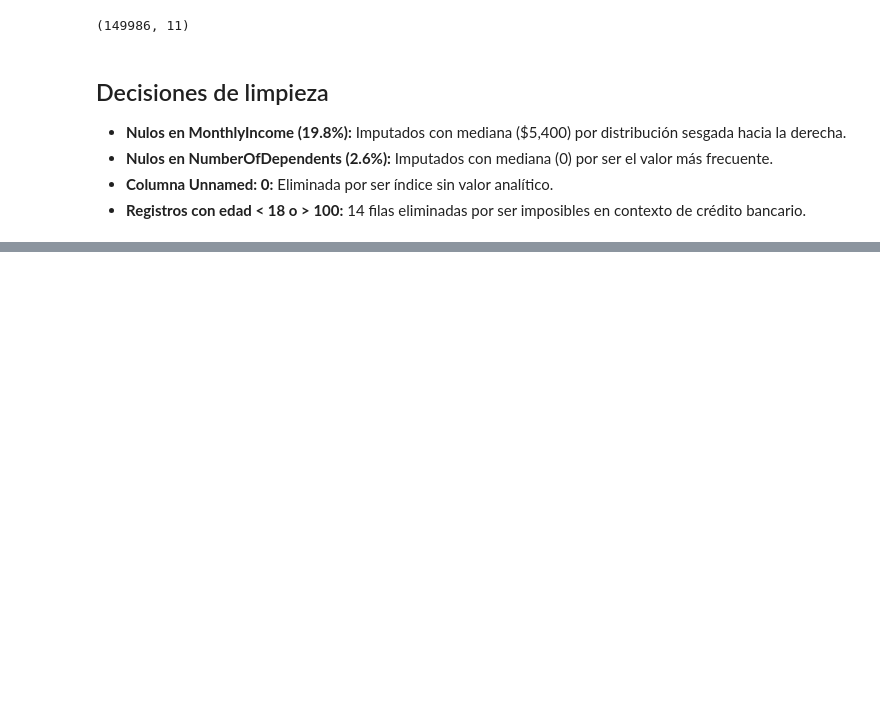
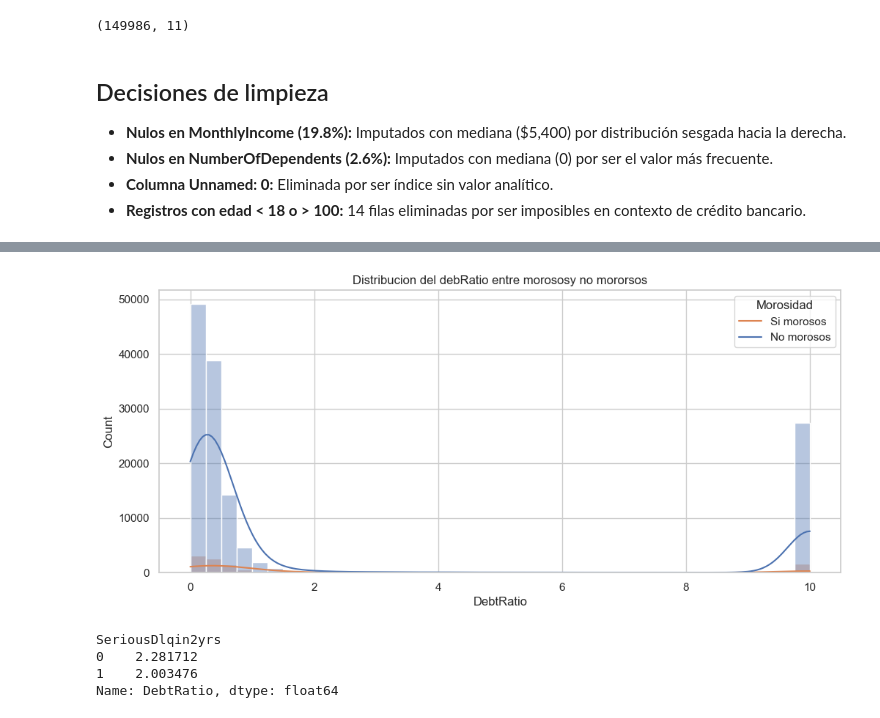
Before and after one commit to nilsondelacruz/credit-risk-analysis, a Jupyter notebook: notebooks/01_eda.ipynb, the cells around one changed output, grey strips where cells are left out. Saved outputs shown, nothing was run; the diff lists cells and outputs as text; code cells hidden in the pictures; blank space fills up the shorter version.

```diff
--- a/notebooks/01_eda.ipynb
+++ b/notebooks/01_eda.ipynb
@@ -163,0 +256,3 @@ print(df.shape)
+# %%
+cap_debtratio = 10
+df['DebtRatio'] = df['DebtRatio'].clip(upper=cap_debtratio)
@@ -163,0 +271,20 @@ print(df.shape)
+# %%
+#graficar la distribución de DebtRatio entre morosos y no morosos
+
+plt.figure(figsize=(12,5))
+
+sns.histplot(data=df, x='DebtRatio', hue='SeriousDlqin2yrs', bins=40, kde=True, alpha=0.4)
+plt.title('Distribucion del debRatio entre morososy no mororsos')
+plt.legend(title='Morosidad', labels=['Si morosos','No morosos'])
+plt.show()
+# %% [output]
+[figure, added]
+# %%
+#Calcula el DebtRatio promedio de morosos vs no morosos
+
+df.groupby(by='SeriousDlqin2yrs')['DebtRatio'].mean()
+# %% [output]
+SeriousDlqin2yrs
+0    2.281712
+1    2.003476
+Name: DebtRatio, dtype: float64
```
Also changed, not shown: parts of 11 cells of this notebook.
